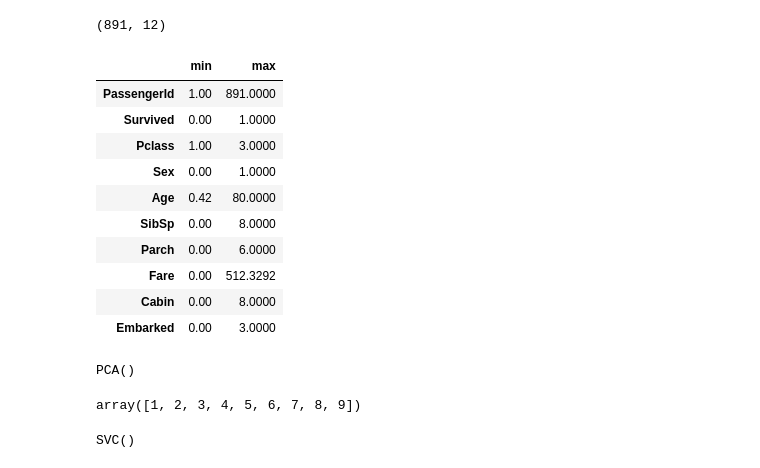
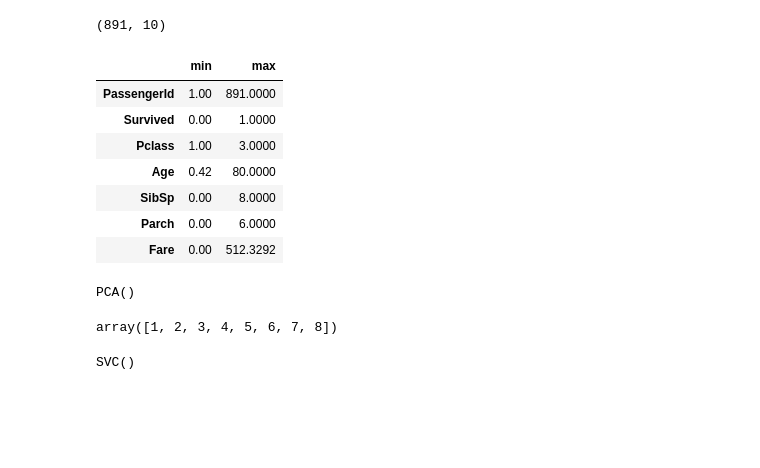
Before and after one commit to 41cha/INTITA-AI-and-Machine-Learning, a Jupyter notebook: TitanicDeathPredictionSVCModel/TitanicDeathPred.ipynb, the cells around one changed output. Cells and saved outputs as stored; diff of their text form; code cells hidden in the pictures; blank space fills up the shorter version.

```diff
--- a/TitanicDeathPredictionSVCModel/TitanicDeathPred.ipynb
+++ b/TitanicDeathPredictionSVCModel/TitanicDeathPred.ipynb
@@ -34,0 +33,4 @@ df = pd.read_csv('Titanic-Dataset.csv')
+# %%
+df = pd.read_csv('train.csv')
+df = df.drop(columns=['Name', 'Ticket'])
+df_train, df_test = split(df, test_size = 0.2, shuffle = True, random_state = 11)
@@ -34,0 +99,8 @@ df = pd.read_csv('Titanic-Dataset.csv')
+# %%
+X_train = df_train[["Pclass", "Sex", "Age", "SibSp", "Parch", "Fare", "Cabin", "Embarked"]]
+y_train = df_train["Survived"]
+x_test = df_test[["Pclass", "Sex", "Age", "SibSp", "Parch", "Fare", "Cabin", "Embarked"]]
+y_test = df_test['Survived']
+scaler = preprocessing.MinMaxScaler()
+X_train = scaler.fit_transform(X_train)
+x_test = scaler.transform(x_test)
@@ -99,11 +140,0 @@ msno.bar(df)
-# %%
-le = LabelEncoder() #це шоб створити енкодер, тіпа він всі слова міняє на 1 чи 0 і тд
-df['Sex'] = le.fit_transform(df['Sex'])
-
-df['Embarked'] = df['Embarked'].fillna(df['Embarked'].mode())#замінив пропуски на моду
-df['Embarked'] = le.fit_transform(df['Embarked'])
-
-df['Cabin'] = df['Cabin'].str[0] #це залишає лише першу букву назви кабіни
-df['Cabin'] = le.fit_transform(df['Cabin'])
-
-df['Age']=df['Age'].fillna(df['Age'].median())
@@ -198,26 +174,23 @@ df.head(10)
 # %%
 df.shape
 # %% [output]
-(891, 12)
+(891, 10)
 # %%
 minmax = preprocessing.MinMaxScaler()
-X = df.drop(columns=["Name", "Ticket", "Survived"])
-y = df["Survived"].values
+X = X_train
+y = y_train.values
 
 X_sc = minmax.fit_transform(X)
 df.describe().loc[["min","max"]].T
 # %% [output]
 |  | min | max |
 | PassengerId | 1.00 | 891.0000 |
 | Survived | 0.00 | 1.0000 |
 | Pclass | 1.00 | 3.0000 |
-| Sex | 0.00 | 1.0000 |
 | Age | 0.42 | 80.0000 |
 | SibSp | 0.00 | 8.0000 |
 | Parch | 0.00 | 6.0000 |
 | Fare | 0.00 | 512.3292 |
-| Cabin | 0.00 | 8.0000 |
-| Embarked | 0.00 | 3.0000 |
 # %%
 pca = PCA()
 pca.fit(X_sc)
@@ -227,17 +200,12 @@ PCA()
 pca_range = np.arange(1, X_sc.shape[1] + 1)
 pca_range
 # %% [output]
-array([1, 2, 3, 4, 5, 6, 7, 8, 9])
+array([1, 2, 3, 4, 5, 6, 7, 8])
-# %%
-X_train, x_test, y_train, y_test = split(X, y, test_size = 0.25, shuffle = True, random_state = 11)
-scaler = preprocessing.MinMaxScaler()
-X_train = scaler.fit_transform(X_train)
-x_test = scaler.transform(x_test)
-
-model = SVC()
-model.fit(X_train, y_train)
-# %% [output]
-SVC()
+# %%
+model = SVC()
+model.fit(X_train, y_train)
+# %% [output]
+SVC()
 # %%
 predictions = model.predict(x_test)
 predictions
```
Also changed, not shown: parts of 32 cells of this notebook, 2 other files.
